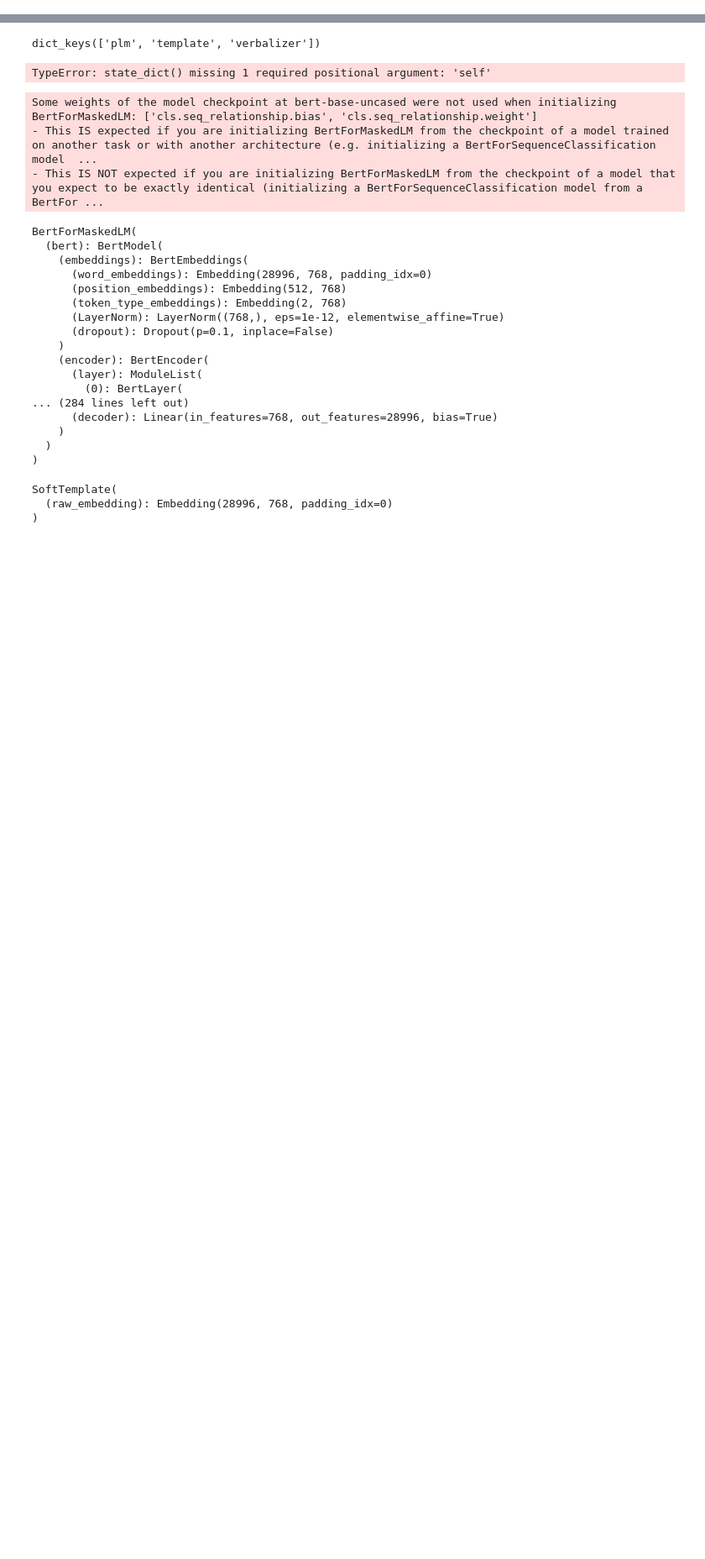
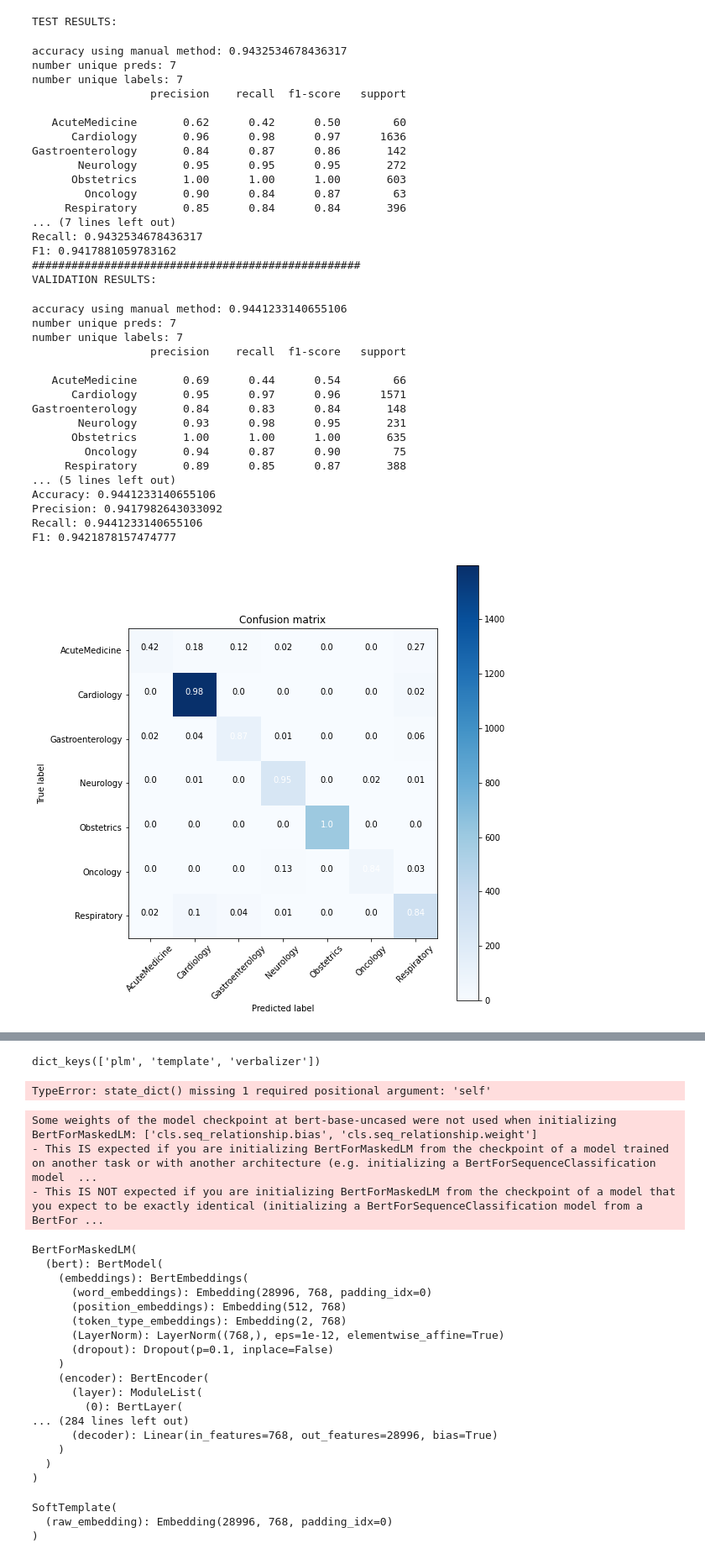
Before and after one commit to YiZhang025/Public_Prompt_Mimic_III, a Jupyter notebook: mimic-icd9-classification/prompt-based-models/inference_testing.ipynb, the cells around one changed output, grey strips where cells are left out. Shown: that part at 84% size. Saved outputs shown, nothing was run; the diff lists cells and outputs as text; code cells hidden in the pictures; blank space fills up the shorter version.

```diff
--- a/mimic-icd9-classification/prompt-based-models/inference_testing.ipynb
+++ b/mimic-icd9-classification/prompt-based-models/inference_testing.ipynb
@@ -34,0 +138,32 @@ from sklearn.metrics import accuracy_score, f1_score, precision_score, recall_sc
+# %%
+# test with new params format
+import argparse
+ckpt_dir = "./checkpoints/icd9_triage/frozen_plm/emilyalsentzer/Bio_ClinicalBERT_tempmixed0_verbsoft0/version_08-02-2022--15-11/checkpoint.ckpt"
+params_dir = "./params/icd9_triage/frozen_plm/emilyalsentzer/Bio_ClinicalBERT_tempmixed0_verbsoft0/version_08-02-2022--15-11/commandline_args.txt"
+
+
+# works for python ide
+# parser = argparse.ArgumentParser()
+# args = parser.parse_args()
+# with open(f'{params_dir}', 'r') as f:
+#     args.__dict__ = json.load(f)
+
+
+# for notebook use following
+
+with open(f"{params_dir}") as f:
+    params = json.load(f)
+
+plm_type = params["model"]
+plm_name = params["model_name_or_path"]
+template_type = params["template_type"]
+template_id = params["template_id"]
+verbalizer_type = params["verbalizer_type"]
+verbalizer_id = params["verbalizer_id"]
+data_dir = params["data_dir"]
+dataset = params["dataset"]
+scripts_path = params["scripts_path"]
+init_from_vocab = params["init_from_vocab"]
+# %%
+# example of loading the model from checkpoint
+loaded_model = torch.load(ckpt_dir)
@@ -34,0 +385,3 @@ from sklearn.metrics import accuracy_score, f1_score, precision_score, recall_sc
+# %%
+trained_model, dataset, class_labels = load_trained_prompt_model(ckpt_dir, params_dir)
+# %% [output]
@@ -34,0 +403,36 @@ from sklearn.metrics import accuracy_score, f1_score, precision_score, recall_sc
+TEST RESULTS:
+accuracy using manual method: 0.9432534678436317
+number unique preds: 7
+number unique labels: 7
+                  precision    recall  f1-score   support
+
+   AcuteMedicine       0.62      0.42      0.50        60
+      Cardiology       0.96      0.98      0.97      1636
+Gastroenterology       0.84      0.87      0.86       142
+       Neurology       0.95      0.95      0.95       272
+      Obstetrics       1.00      1.00      1.00       603
+        Oncology       0.90      0.84      0.87        63
+     Respiratory       0.85      0.84      0.84       396
+... (7 lines left out)
+Recall: 0.9432534678436317
+F1: 0.9417881059783162
+##################################################
+VALIDATION RESULTS:
+accuracy using manual method: 0.9441233140655106
+number unique preds: 7
+number unique labels: 7
+                  precision    recall  f1-score   support
+
+   AcuteMedicine       0.69      0.44      0.54        66
+      Cardiology       0.95      0.97      0.96      1571
+Gastroenterology       0.84      0.83      0.84       148
+       Neurology       0.93      0.98      0.95       231
+      Obstetrics       1.00      1.00      1.00       635
+        Oncology       0.94      0.87      0.90        75
+     Respiratory       0.89      0.85      0.87       388
+... (5 lines left out)
+Accuracy: 0.9441233140655106
+Precision: 0.9417982643033092
+Recall: 0.9441233140655106
+F1: 0.9421878157474777
+[figure, added]
```
Also changed, not shown: parts of 19 cells of this notebook, 1 other file.
